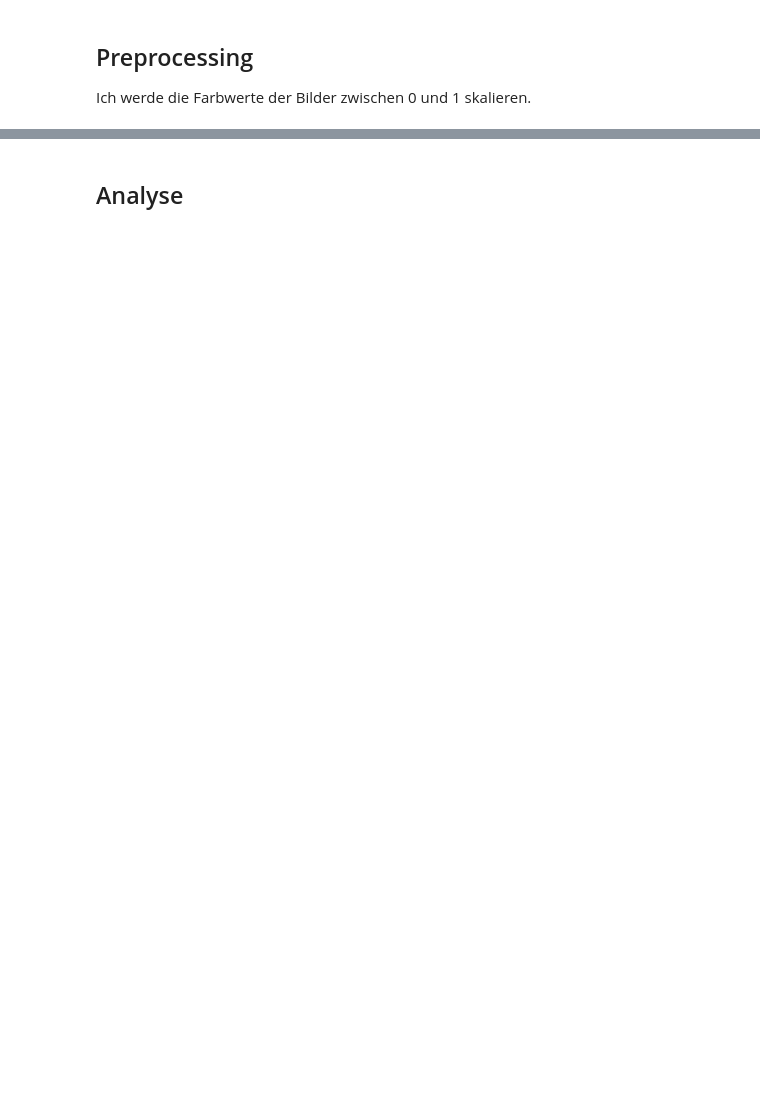
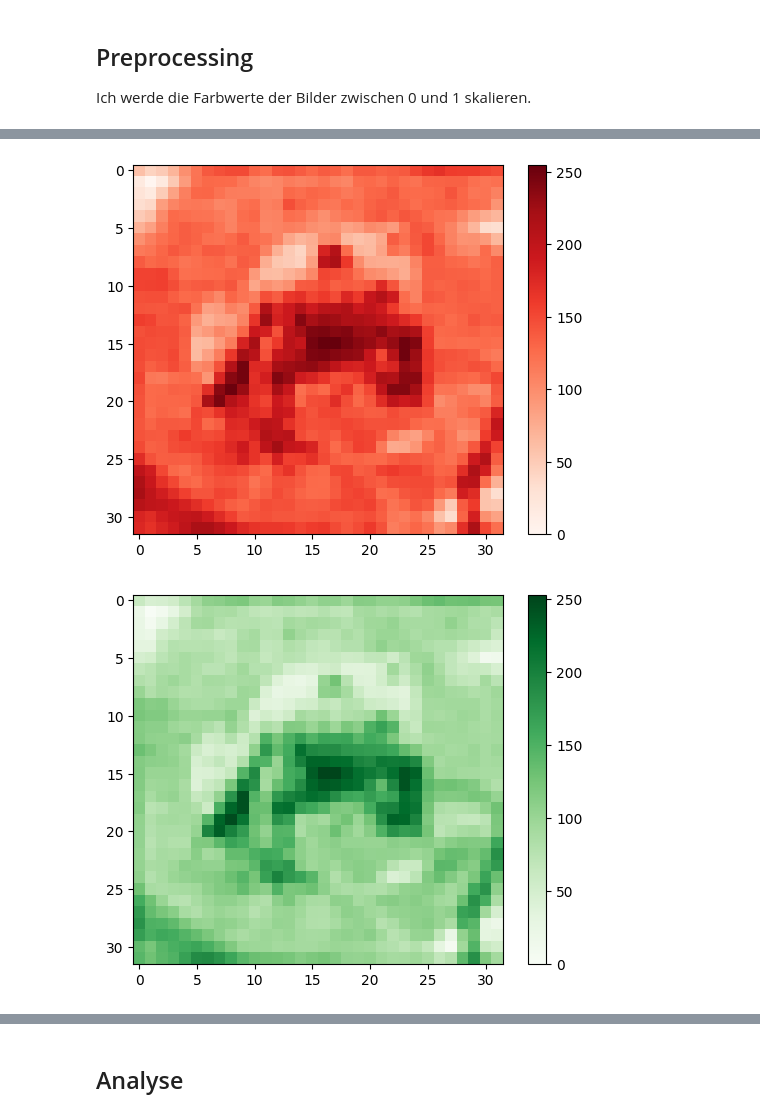
Before and after one commit to staldenhoefler/del, a Jupyter notebook: MC1/MC1.ipynb, the cells around one changed output, grey strips where cells are left out. Saved outputs shown, nothing was run; the diff lists cells and outputs as text; code cells hidden in the pictures; blank space fills up the shorter version.

```diff
--- a/MC1/MC1.ipynb
+++ b/MC1/MC1.ipynb
@@ -216,0 +259,18 @@ plt.legend()
+# %%
+# Make three channels picture for each color channel and print picture
+img = training_data.data[0]
+img_r = img[:,:,0]
+img_g = img[:,:,1]
+img_b = img[:,:,2]
+plt.imshow(img_r, cmap="Reds")
+plt.colorbar()
+plt.show()
+plt.imshow(img_g, cmap="Greens")
+plt.colorbar()
+plt.show()
+plt.imshow(img_b, cmap="Blues")
+plt.colorbar()
+plt.show()
+# %% [output]
+[figure, added]
+[figure, added]
```
Also changed, not shown: parts of 38 cells of this notebook, 1 other file.
